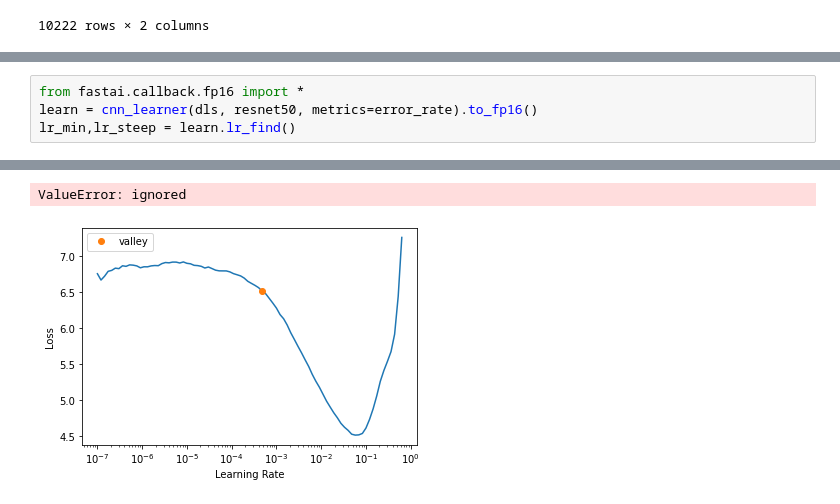
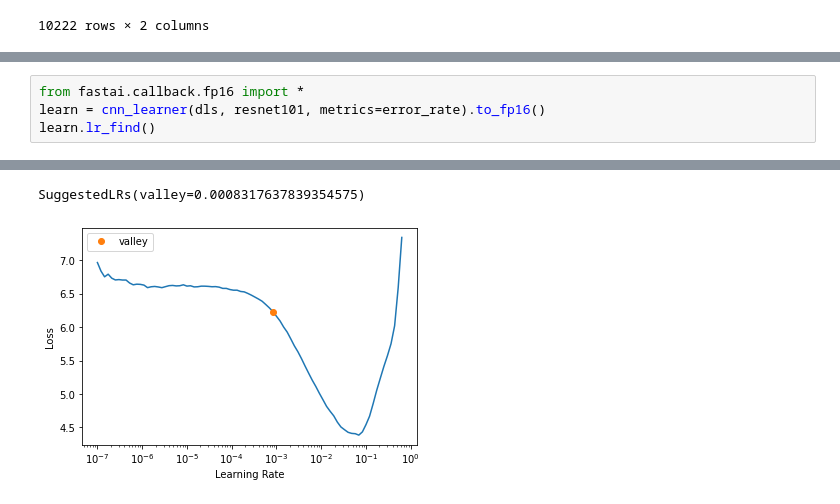
Before and after one commit to willystw/fastai-learning, a Jupyter notebook: dog-identification/Dog_Breed_Identification.ipynb, the cells around one changed output, grey strips where cells are left out. Saved outputs shown, nothing was run; the diff lists cells and outputs as text.

```diff
--- a/dog-identification/Dog_Breed_Identification.ipynb
+++ b/dog-identification/Dog_Breed_Identification.ipynb
@@ -130,5 +144,5 @@ Collecting items from                                      id
 # %%
 from fastai.callback.fp16 import *
-learn = cnn_learner(dls, resnet50, metrics=error_rate).to_fp16()
-lr_min,lr_steep = learn.lr_find()
+learn = cnn_learner(dls, resnet101, metrics=error_rate).to_fp16()
+learn.lr_find()
 # %% [output]
@@ -136,3 +150,3 @@ Downloading: "https://download.pytorch.org/models/resnet50-0676ba61.pth" to /roo
 [interactive output not drawn]
-ValueError: ignored
+SuggestedLRs(valley=0.0008317637839354575)
-[figure, old version]
+[figure, new version]
```
Also changed, not shown: parts of 12 cells of this notebook.
